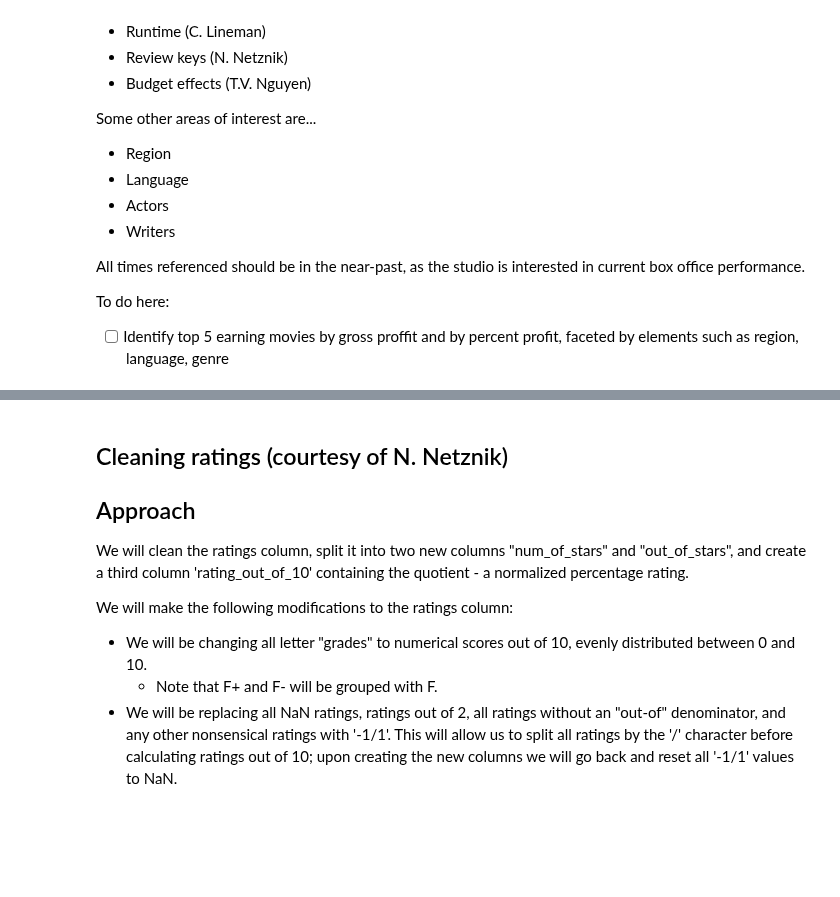
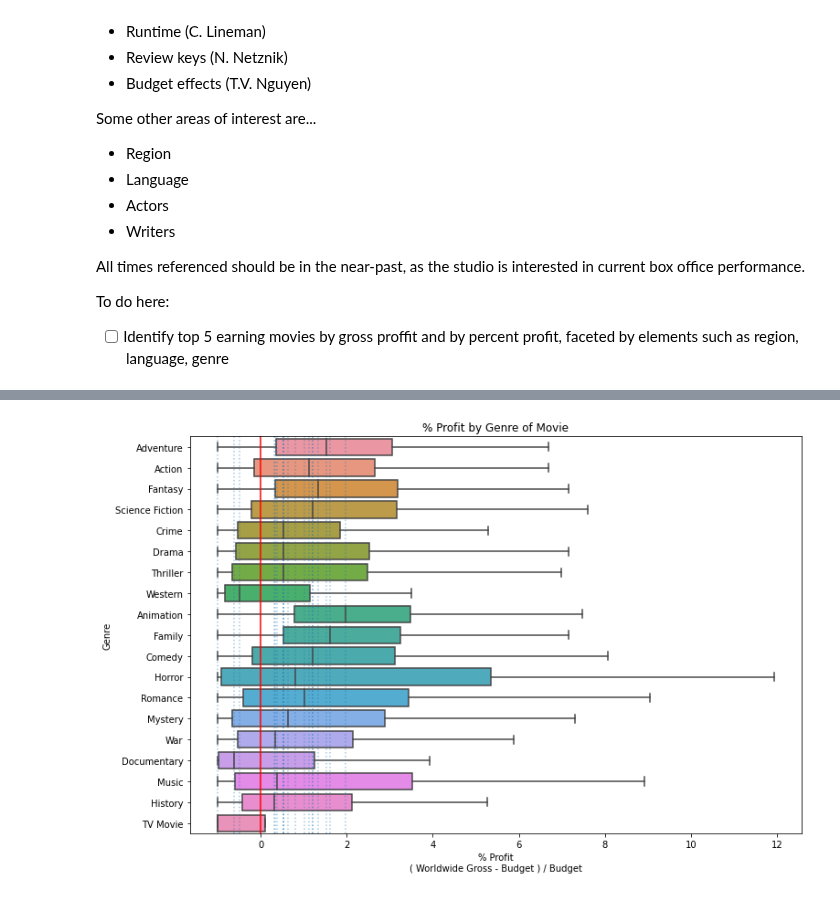
Before and after one commit to cLineman/CapStoneProject, a Jupyter notebook: AlexanderWhite.ipynb, the cells around one changed output, grey strips where cells are left out. Cells and saved outputs as stored; diff of their text form; code cells hidden in the pictures; blank space fills up the shorter version.

Commit message:
creating visualizations of key metrics

```diff
--- a/AlexanderWhite.ipynb
+++ b/AlexanderWhite.ipynb
@@ -46,7 +46,7 @@ movie_gross = pd.read_csv('zippedData/bom.movie_gross.csv.gz')
 movie_info = pd.read_csv('zippedData/rt.movie_info.tsv.gz', sep='\t')
 reviews = pd.read_csv('zippedData/rt.reviews.tsv.gz', sep='\t', encoding='ANSI')
 movies = pd.read_csv('zippedData/tmdb.movies.csv.gz')
-movie_budgets = pd.read_csv('zippedData/tn.movie_budgets.csv.gz')
+movie_budgets = pd.read_csv('zippedData/tn.movie_budgets.csv.gz', encoding='utf-8')
 
 # create temporary SQL database from im.db.zip
 
@@ -704,8 +810,11 @@ To do here:
 # Engineering profits
 
 # collect all movie_budgets entries for movies in the last ten years (from 2012-present)
-recent_budgets = movie_budgets.loc[movie_budgets["release_date"].apply(lambda x: x.year) >= 2012]
+from_year = '2010'
+recent_budgets = movie_budgets.loc[movie_budgets['release_date'] >= from_year].copy()
 
 # create percent profit column as (worldwide_gross / production_budget)
-recent_budgets["percent_profit"] = (recent_budgets["worldwide_gross"] / recent_budgets["production_budget"])
+recent_budgets.loc[:, "percent_profit"] = \
+    ((recent_budgets["worldwide_gross"] - recent_budgets["production_budget"]) / recent_budgets["production_budget"])
+recent_budgets.head()
 # %% [output]
@@ -784,10 +873,0 @@ recent_budgets[['movie', 'production_budget', 'worldwide_gross', 'percent_profit
-# %% [markdown]
-## Cleaning ratings (courtesy of N. Netznik)
-## Approach
-
-We will clean the ratings column, split it into two new columns "num_of_stars" and "out_of_stars", and create a third column 'rating_out_of_10' containing the quotient - a normalized percentage rating.
-
-We will make the following modifications to the ratings column:
-- We will be changing all letter "grades" to numerical scores out of 10, evenly distributed between 0 and 10.
-    - Note that F+ and F- will be grouped with F.
-- We will be replacing all NaN ratings, ratings out of 2, all ratings without an "out-of" denominator, and any other nonsensical ratings with '-1/1'. This will allow us to split all ratings by the '/' character before calculating ratings out of 10; upon creating the new columns we will go back and reset all '-1/1' values to NaN.
@@ -835,0 +874,21 @@ def clean_ratings(reviews_df):
+# %%
+# merging useful info into recent_budgets as recent_info
+
+recent_info = pd.merge(recent_budgets, movies, how='left', left_on='movie', right_on='title')
+recent_profit = recent_info[['movie', 'worldwide_gross', 'percent_profit', 'genres', 'release_date_x']].copy()
+recent_profit.rename(columns={'release_date_x':'release_date'}, inplace=True)
+recent_profit_genre = recent_profit.explode('genres')
+
+# graph percent_profit by genre
+
+fig, ax = plt.subplots(figsize=(12, 8))
+
+sns.boxplot(data = recent_profit_genre, orient='h', x='percent_profit', y='genres', showfliers=False, ax=ax)
+ax.axvline(x=0, color='red')
+for genre in recent_profit_genre.groupby('genres')['percent_profit'].median(): # lines at each median
+    ax.axvline(x=genre, ls='dotted', alpha = 0.4)
+ax.set_xlabel('% Profit\n( Worldwide Gross - Budget ) / Budget')
+ax.set_ylabel('Genre')
+ax.set_title('% Profit by Genre of Movie');
+# %% [output]
+[figure, added]
```
Also changed, not shown: parts of 19 cells of this notebook.
